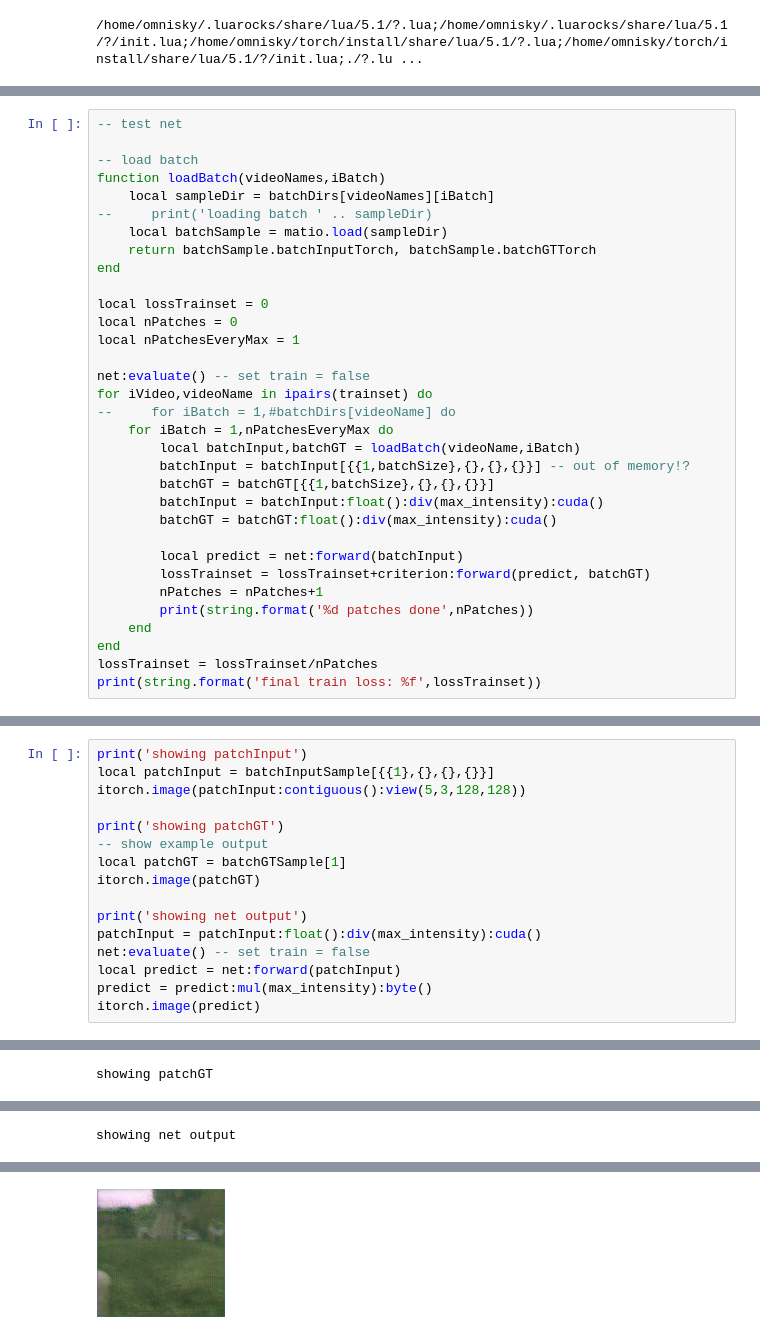
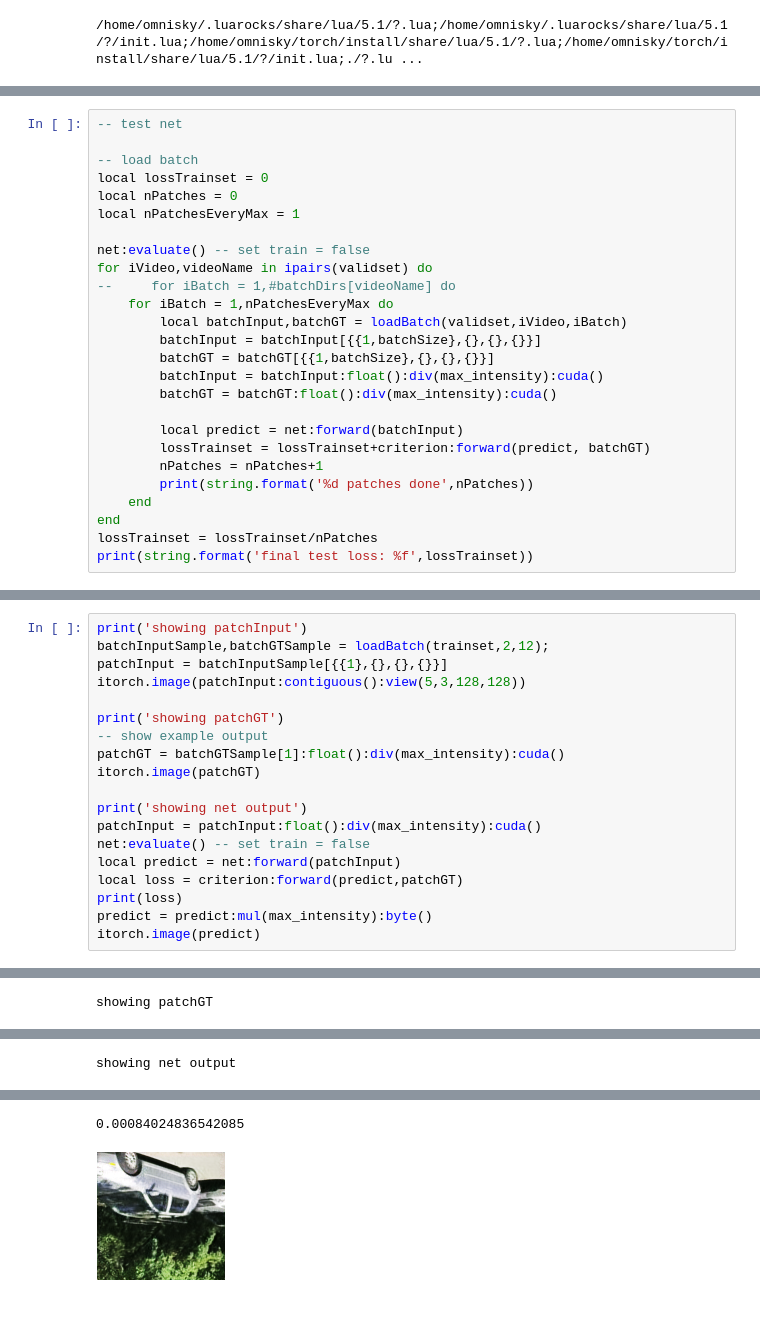
Before and after one commit to chengzhag/DeepVideoDeblurring, a Jupyter notebook: train/train.ipynb, the cells around one changed output, grey strips where cells are left out. Cells and saved outputs as stored; diff of their text form; blank space fills up the shorter version.

Commit message:
Fixed several bugs of training. Added optim state loading and saving to train.lua. Updated readme.

```diff
--- a/train/train.ipynb
+++ b/train/train.ipynb
@@ -296,23 +434,16 @@ end
 -- test net
 
 -- load batch
-function loadBatch(videoNames,iBatch)
-    local sampleDir = batchDirs[videoNames][iBatch]
---     print('loading batch ' .. sampleDir)
-    local batchSample = matio.load(sampleDir)
-    return batchSample.batchInputTorch, batchSample.batchGTTorch
-end
-
 local lossTrainset = 0
 local nPatches = 0
 local nPatchesEveryMax = 1
 
 net:evaluate() -- set train = false
-for iVideo,videoName in ipairs(trainset) do
+for iVideo,videoName in ipairs(validset) do
 --     for iBatch = 1,#batchDirs[videoName] do
     for iBatch = 1,nPatchesEveryMax do
-        local batchInput,batchGT = loadBatch(videoName,iBatch)
-        batchInput = batchInput[{{1,batchSize},{},{},{}}] -- out of memory!?
+        local batchInput,batchGT = loadBatch(validset,iVideo,iBatch)
+        batchInput = batchInput[{{1,batchSize},{},{},{}}]
         batchGT = batchGT[{{1,batchSize},{},{},{}}]
         batchInput = batchInput:float():div(max_intensity):cuda()
         batchGT = batchGT:float():div(max_intensity):cuda()
@@ -324,7 +455,7 @@ for iVideo,videoName in ipairs(trainset) do
     end
 end
 lossTrainset = lossTrainset/nPatches
-print(string.format('final train loss: %f',lossTrainset))
+print(string.format('final test loss: %f',lossTrainset))
 # %% [output]
 1 patches done
 2 patches done
@@ -342,17 +471,20 @@ print(string.format('final train loss: %f',lossTrainset))
 # %%
 print('showing patchInput')
-local patchInput = batchInputSample[{{1},{},{},{}}]
+batchInputSample,batchGTSample = loadBatch(trainset,2,12);
+patchInput = batchInputSample[{{1},{},{},{}}]
 itorch.image(patchInput:contiguous():view(5,3,128,128))
 
 print('showing patchGT')
 -- show example output
-local patchGT = batchGTSample[1]
+patchGT = batchGTSample[1]:float():div(max_intensity):cuda()
 itorch.image(patchGT)
 
 print('showing net output')
 patchInput = patchInput:float():div(max_intensity):cuda()
 net:evaluate() -- set train = false
 local predict = net:forward(patchInput)
+local loss = criterion:forward(predict,patchGT)
+print(loss)
 predict = predict:mul(max_intensity):byte()
 itorch.image(predict)
 # %% [output]
@@ -364 +496,2 @@ showing net output
+0.00084024836542085
-[figure, old version]
+[figure, new version]
```
Also changed, not shown: parts of 24 cells of this notebook, 5 other files.
